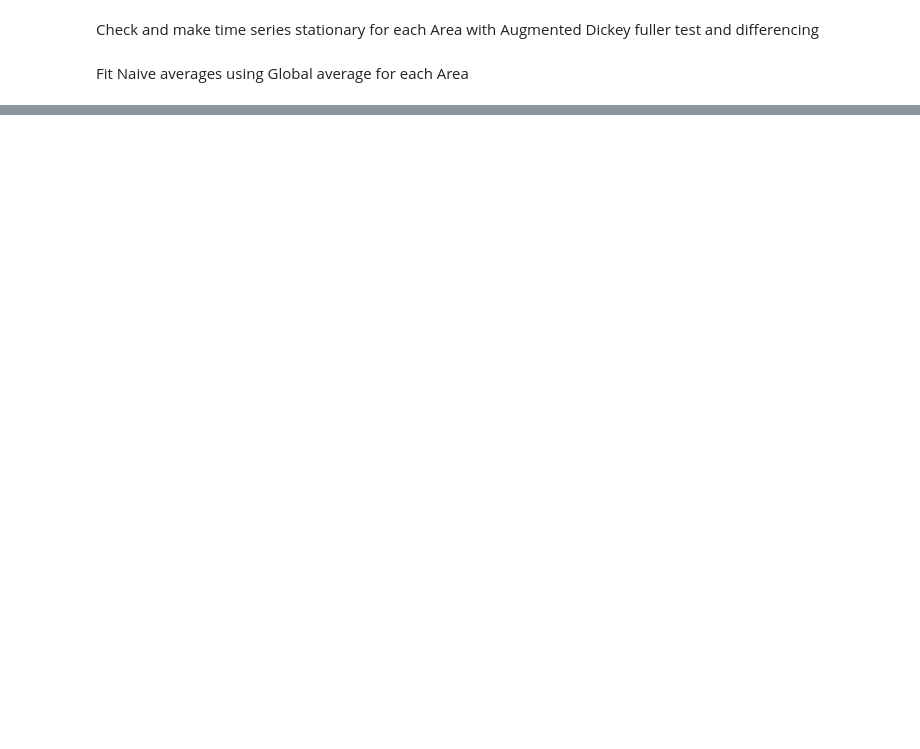
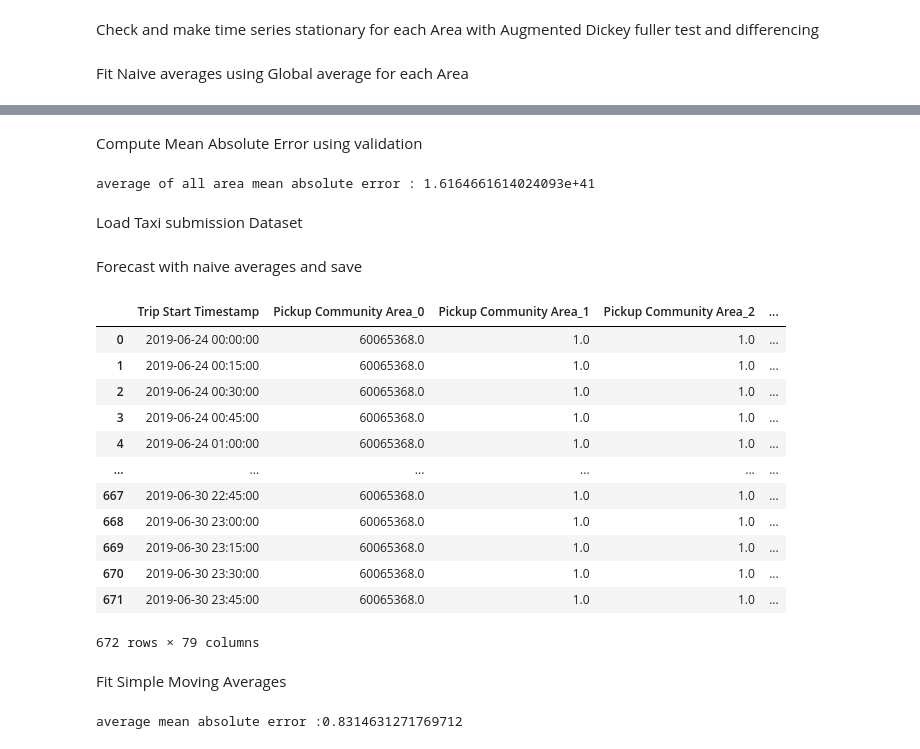
Before and after one commit to isel-har/uber_42, a Jupyter notebook: statistical_models_forecasting.ipynb, the cells around one changed output, grey strips where cells are left out. Saved outputs shown, nothing was run; the diff lists cells and outputs as text; code cells hidden in the pictures; blank space fills up the shorter version.

Commit message:
statistical models forecasting almost done.

```diff
--- a/statistical_models_forecasting.ipynb
+++ b/statistical_models_forecasting.ipynb
@@ -190,3 +192,6 @@ except Exception as e:
     print(f"error : {str(e)}")
 # %% [markdown]
 Fit Naive averages using Global average for each Area
+# %%
+global_averages = transformed_train[areas].mean()
+global_averages
@@ -192,0 +213,6 @@ Fit Naive averages using Global average for each Area
+# %%
+forecast_matrix = pd.Series(index=areas)
+for area in areas:
+    forecast_matrix[area] = np.expm1(global_averages[area]) - 1
+
+forecast_matrix
@@ -192,0 +232,68 @@ Fit Naive averages using Global average for each Area
+# %% [markdown]
+Compute Mean Absolute Error using validation
+# %%
+from sklearn.metrics import mean_absolute_error
+
+all_mea = []
+for area in areas:
+    area_pred = np.ones(len(val)) * forecast_matrix[area]
+    mae = mean_absolute_error(area_pred, val[area])
+    all_mea.append(mae)
+
+average_mae = np.array(all_mea).mean()
+print(f"average of all area mean absolute error : {average_mae}")
+# %% [output]
+average of all area mean absolute error : 1.6164661614024093e+41
+# %% [markdown]
+Load Taxi submission Dataset
+# %%
+sub_df = pd.read_csv("data/taxi_submission_file.csv")
+# %% [markdown]
+Forecast with naive averages and save
+# %%
+sub_pred = pd.DataFrame(columns=sub_df.columns)
+sub_pred['Trip Start Timestamp'] = sub_df['Trip Start Timestamp']
+
+for area in areas:
+    area_pred = np.ones(len(sub_df)) * forecast_matrix[area]
+    sub_pred[area] = np.floor(area_pred)
+
+
+sub_pred
+# %% [output]
+|  | Trip Start Timestamp | Pickup Community Area_0 | Pickup Community Area_1 | Pickup Community Area_2 | ... |
+| 0 | 2019-06-24 00:00:00 | 60065368.0 | 1.0 | 1.0 | ... |
+| 1 | 2019-06-24 00:15:00 | 60065368.0 | 1.0 | 1.0 | ... |
+| 2 | 2019-06-24 00:30:00 | 60065368.0 | 1.0 | 1.0 | ... |
+| 3 | 2019-06-24 00:45:00 | 60065368.0 | 1.0 | 1.0 | ... |
+| 4 | 2019-06-24 01:00:00 | 60065368.0 | 1.0 | 1.0 | ... |
+| ... | ... | ... | ... | ... | ... |
+| 667 | 2019-06-30 22:45:00 | 60065368.0 | 1.0 | 1.0 | ... |
+| 668 | 2019-06-30 23:00:00 | 60065368.0 | 1.0 | 1.0 | ... |
+| 669 | 2019-06-30 23:15:00 | 60065368.0 | 1.0 | 1.0 | ... |
+| 670 | 2019-06-30 23:30:00 | 60065368.0 | 1.0 | 1.0 | ... |
+| 671 | 2019-06-30 23:45:00 | 60065368.0 | 1.0 | 1.0 | ... |
+672 rows × 79 columns
+# %% [markdown]
+Fit Simple Moving Averages
+# %%
+transformed_train = train.copy()
+
+
+window = 10
+sma_mae = []
+sma_series = pd.Series(index=areas)
+for area in areas:
+
+    avg_window = transformed_train[area].tail(window).mean() # Fit using scaled values
+
+
+    inversed_avg = np.expm1(avg_window) - 1
+    sma_series[area] = inversed_avg # hold the inversed forecast for each area
+    forecast = np.ones(len(val)) * inversed_avg # just create val size of the sca
+    sma_mae.append(mean_absolute_error(forecast, val[area]))
+
+average_mae = np.array(sma_mae).mean()
+print(f"average mean absolute error :{average_mae}")
+# %% [output]
+average mean absolute error :0.8314631271769712
```
Also changed, not shown: parts of 31 cells of this notebook, 1 other file.
